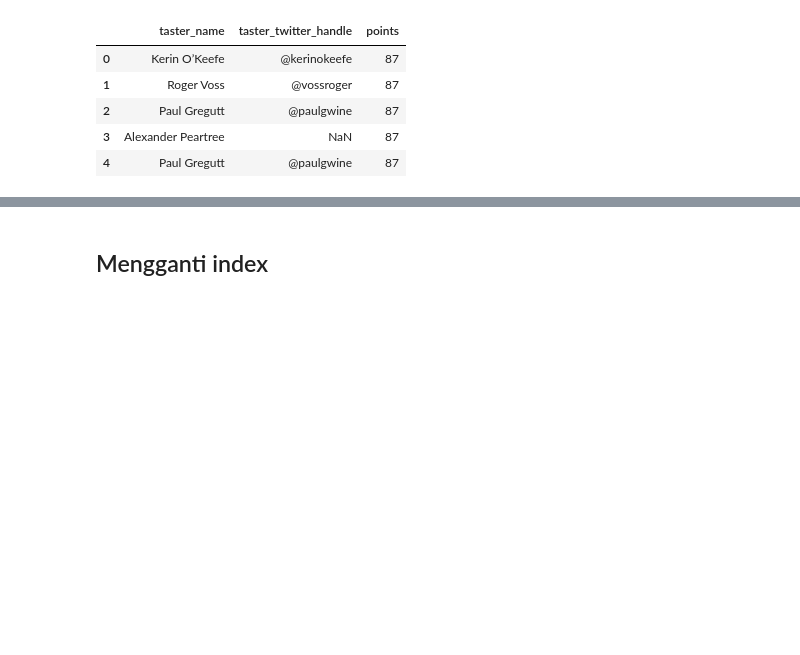
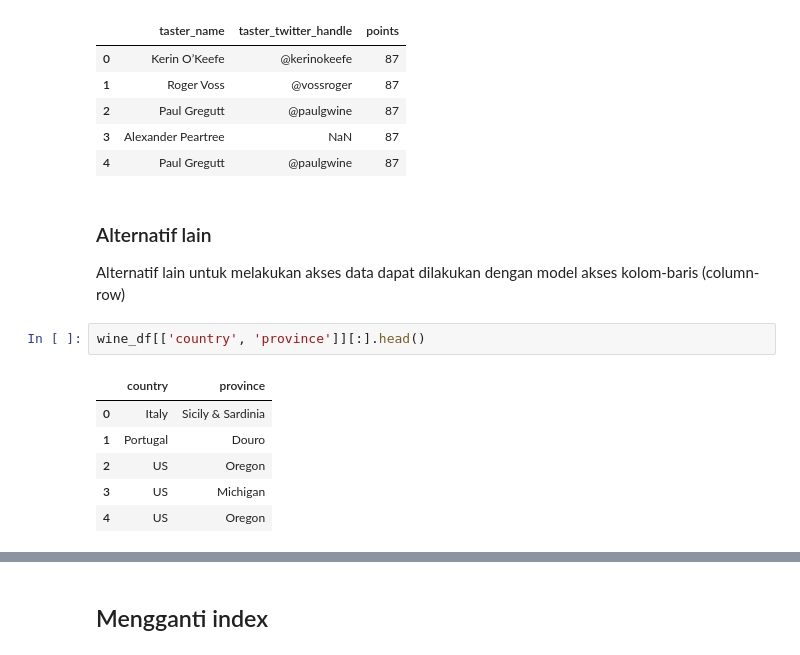
Before and after one commit to boedybios/kaggle_explorations, a Jupyter notebook: belajar_python_pandas/Belajar_Python_Pandas.ipynb, the cells around one changed output, grey strips where cells are left out. Drawn from its saved outputs; the diff is of its cells as text; blank space fills up the shorter version.

```diff
--- a/belajar_python_pandas/Belajar_Python_Pandas.ipynb
+++ b/belajar_python_pandas/Belajar_Python_Pandas.ipynb
@@ -256,3 +256,15 @@ wine_df.loc[:, ['taster_name', 'taster_twitter_handle', 'points']].head()
 | 2 | Paul Gregutt | @paulgwine | 87 |
 | 3 | Alexander Peartree | NaN | 87 |
 | 4 | Paul Gregutt | @paulgwine | 87 |
+# %% [markdown]
+### Alternatif lain
+Alternatif lain untuk melakukan akses data dapat dilakukan dengan model akses kolom-baris (column-row)
+# %%
+wine_df[['country', 'province']][:].head()
+# %% [output]
+|  | country | province |
+| 0 | Italy | Sicily & Sardinia |
+| 1 | Portugal | Douro |
+| 2 | US | Oregon |
+| 3 | US | Michigan |
+| 4 | US | Oregon |
```
Also changed, not shown: parts of 7 cells of this notebook.
